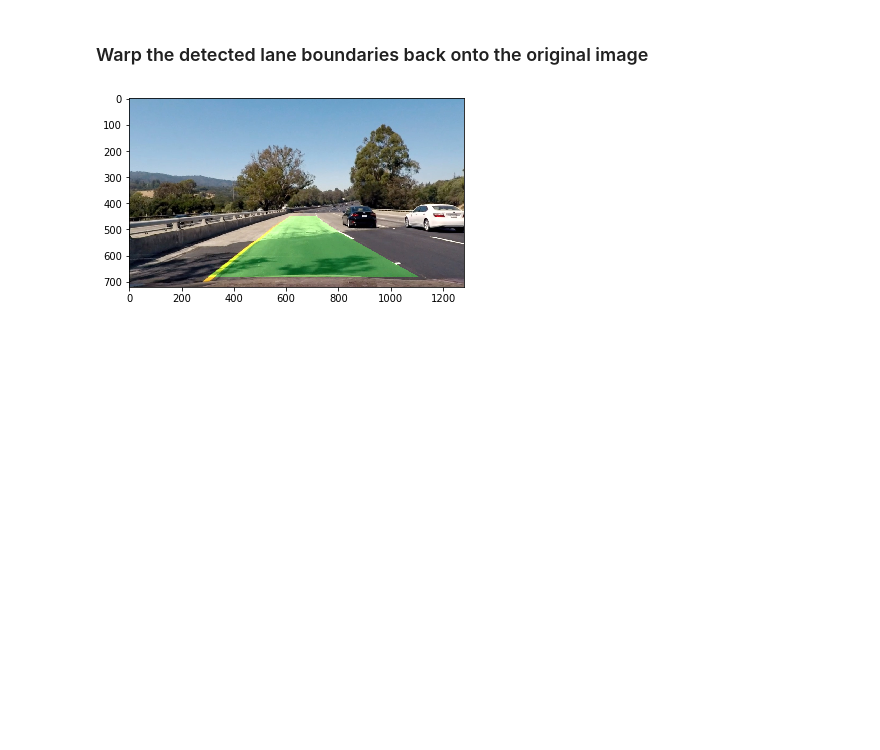
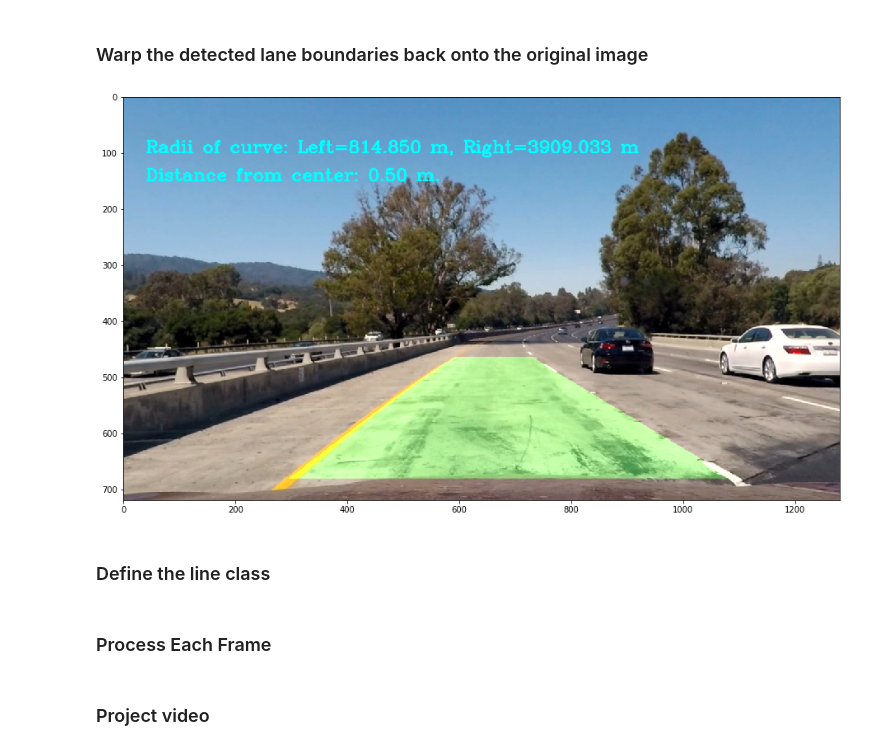
Before and after one commit to psharm8/CarND-Advanced-Lane-Lines, a Jupyter notebook: project.ipynb, the cells around one changed output. Saved outputs shown, nothing was run; the diff lists cells and outputs as text; code cells hidden in the pictures; blank space fills up the shorter version.

```diff
--- a/project.ipynb
+++ b/project.ipynb
@@ -308,10 +342,10 @@ def sliding_window(binary_warped):
 # %% [markdown]
 #### Visualize Sliding window poly-fit
 # %%
-test_img = cv2.imread('./test_images/test5.jpg')
+test_img = cv2.imread('./test_images/test1.jpg')
 test_img = cv2.cvtColor(test_img, cv2.COLOR_BGR2RGB)
 
-_, binary_warped = pipeline(test_img, mtx, dist, M, s_thresh=(230, 250), v_thresh=(225, 255), sx_thresh=(25, 255))
+_, binary_warped = pipeline(test_img, mtx, dist, M)
 
 left_fit, right_fit, left_lane_inds, right_lane_inds, windows = sliding_window(binary_warped)
 
@@ -426,7 +463,11 @@ def calculate_curvature_and_distance(img, left_fit, right_fit, left_lane_inds, r
     ym_per_pix = 30/720 # meters per pixel in y dimension
     xm_per_pix = 3.7/700 # meters per pixel in x dimension
 
+    left_curverad, right_curverad, car_dist = (0,0,0)
     h = img.shape[0]
+    height = h*ym_per_pix
+    width = img.shape[1]*xm_per_pix
+
     ploty = np.linspace(0, h-1, h)
     y_eval = np.max(ploty)
 
@@ -439,22 +480,24 @@ def calculate_curvature_and_distance(img, left_fit, right_fit, left_lane_inds, r
     lefty = nonzeroy[left_lane_inds]
     rightx = nonzerox[right_lane_inds]
     righty = nonzeroy[right_lane_inds]
-    # Fit a second order polynomial to each in world space
-    left_fit_cr = np.polyfit(lefty*ym_per_pix, leftx*xm_per_pix, 2)
-    right_fit_cr = np.polyfit(righty*ym_per_pix, rightx*xm_per_pix, 2)
 
-    # Calculate the new radii of curvature
-    left_curverad = ((1 + (2*left_fit_cr[0]*y_eval*ym_per_pix + left_fit_cr[1])**2)**1.5) / np.absolute(2*left_fit_cr[0])
-    right_curverad = ((1 + (2*right_fit_cr[0]*y_eval*ym_per_pix + right_fit_cr[1])**2)**1.5) / np.absolute(2*right_fit_cr[0])
+    if len(leftx) != 0 and len(rightx) != 0:
+        # Fit a second order polynomial to each in world space
+        left_fit_cr = np.polyfit(lefty*ym_per_pix, leftx*xm_per_pix, 2)
+        right_fit_cr = np.polyfit(righty*ym_per_pix, rightx*xm_per_pix, 2)
 
-    # Car distance from center
-    car_pos = img.shape[1]/2
-    xr_ymax = right_fit[0]*h**2 + right_fit[1]*h + right_fit[2]
-    xl_ymax = left_fit[0]*h**2 + left_fit[1]*h + left_fit[2]
+        # Calculate the new radii of curvature
+        left_curverad = ((1 + (2*left_fit_cr[0]*y_eval*ym_per_pix + left_fit_cr[1])**2)**1.5) / np.absolute(2*left_fit_cr[0])
+        right_curverad = ((1 + (2*right_fit_cr[0]*y_eval*ym_per_pix + right_fit_cr[1])**2)**1.5) / np.absolute(2*right_fit_cr[0])
 
-    lane_center = (xr_ymax + xl_ymax)/2
+        # Car distance from center
+        car_pos = width/2.0
+        xr_ymax = left_fit_cr[0]*height**2 + right_fit_cr[1]*height + right_fit_cr[2]
+        xl_ymax = left_fit_cr[0]*height**2 + left_fit_cr[1]*height + left_fit_cr[2]
 
-    car_dist = (lane_center - car_pos) * xm_per_pix
+        lane_center = (xr_ymax + xl_ymax)/2.0
+
+        car_dist = (lane_center - car_pos)
 
     return left_curverad, right_curverad, car_dist
 # %%
@@ -471,3 +514,10 @@ Car distance from center: 0.18868297192521755 m
+# %%
+def draw_summary(img, left_curverad, right_curverad, dist_center):
+    rad = 'Radii of curve: Left={:04.3f} m, Right={:04.3f} m'.format(left_curverad, right_curverad)
+    center = 'Distance from center: {:04.2f} m.'.format(dist_center)
+    cv2.putText(img, rad, (40,100), cv2.FONT_HERSHEY_COMPLEX, 1, (0,255,255), 2, cv2.LINE_AA)
+    cv2.putText(img, center, (40,150), cv2.FONT_HERSHEY_COMPLEX, 1, (0,255,255), 2, cv2.LINE_AA)
+    return img
 # %% [markdown]
 ### Warp the detected lane boundaries back onto the original image
 # %%
@@ -493,11 +543,15 @@ def draw_lane(img, left_fit, right_fit, Minv):
     result = cv2.addWeighted(img, 1, newwarp, 0.3, 0)
     return result
 # %%
-img = cv2.imread('./test_images/test4.jpg')
+img = cv2.imread('./test_images/test1.jpg')
 img = cv2.cvtColor(img, cv2.COLOR_BGR2RGB)
 img = cv2.undistort(img, mtx, dist, None, mtx)
 lane_img = draw_lane(img, left_fit_n, right_fit_n, Minv)
+lane_img = draw_summary(lane_img, left_curverad, right_curverad, car_dist)
+plt.figure(figsize=(16,9))
 plt.imshow(lane_img)
 plt.show()
 # %% [output]
-[figure, old version]
+[figure, new version]
+# %% [markdown]
+### Define the line class
@@ -503,0 +618,2 @@ plt.show()
+# %% [markdown]
+### Process Each Frame
@@ -503,0 +643,2 @@ plt.show()
+# %% [markdown]
+### Project video
```
Also changed, not shown: parts of 23 cells of this notebook, 15 other files.
